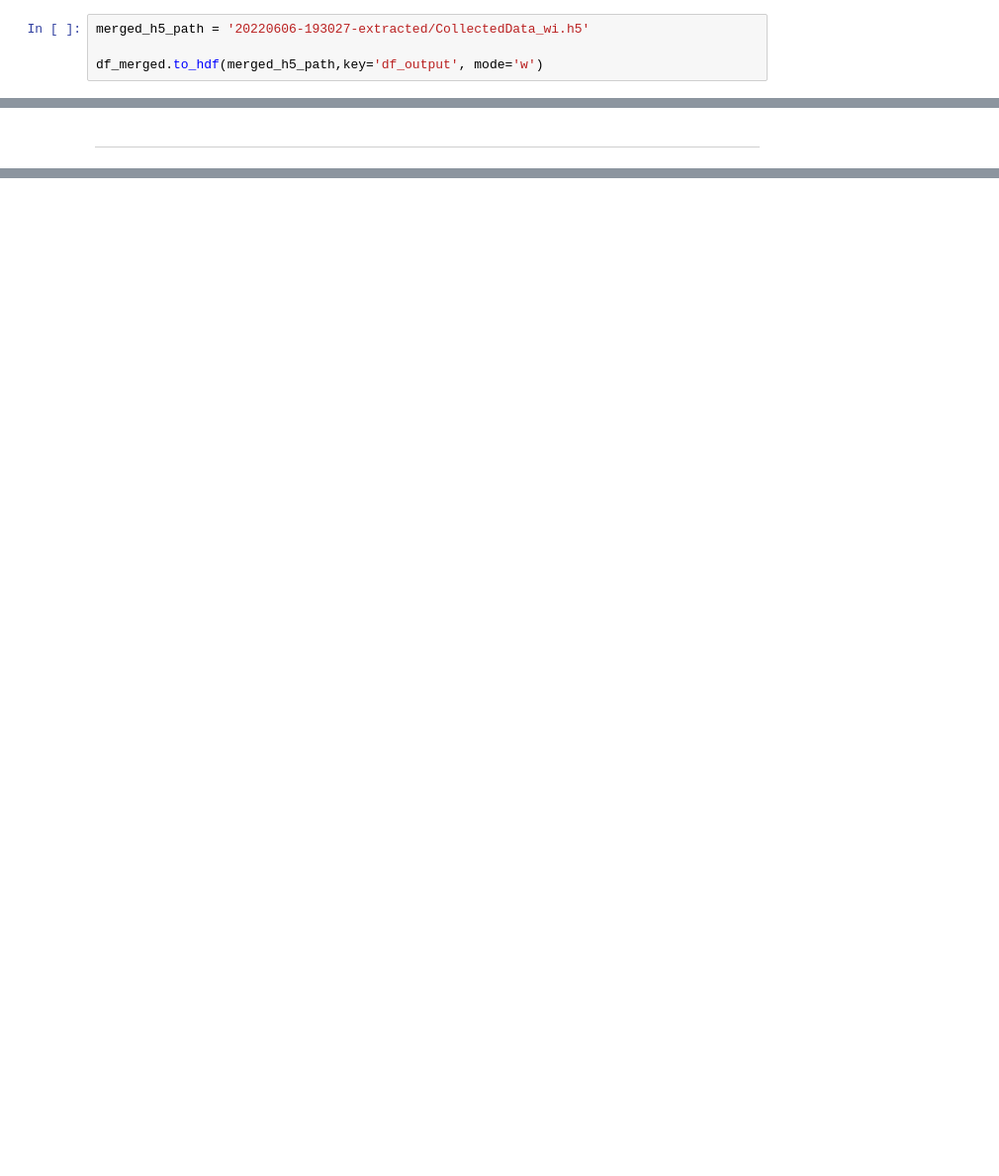
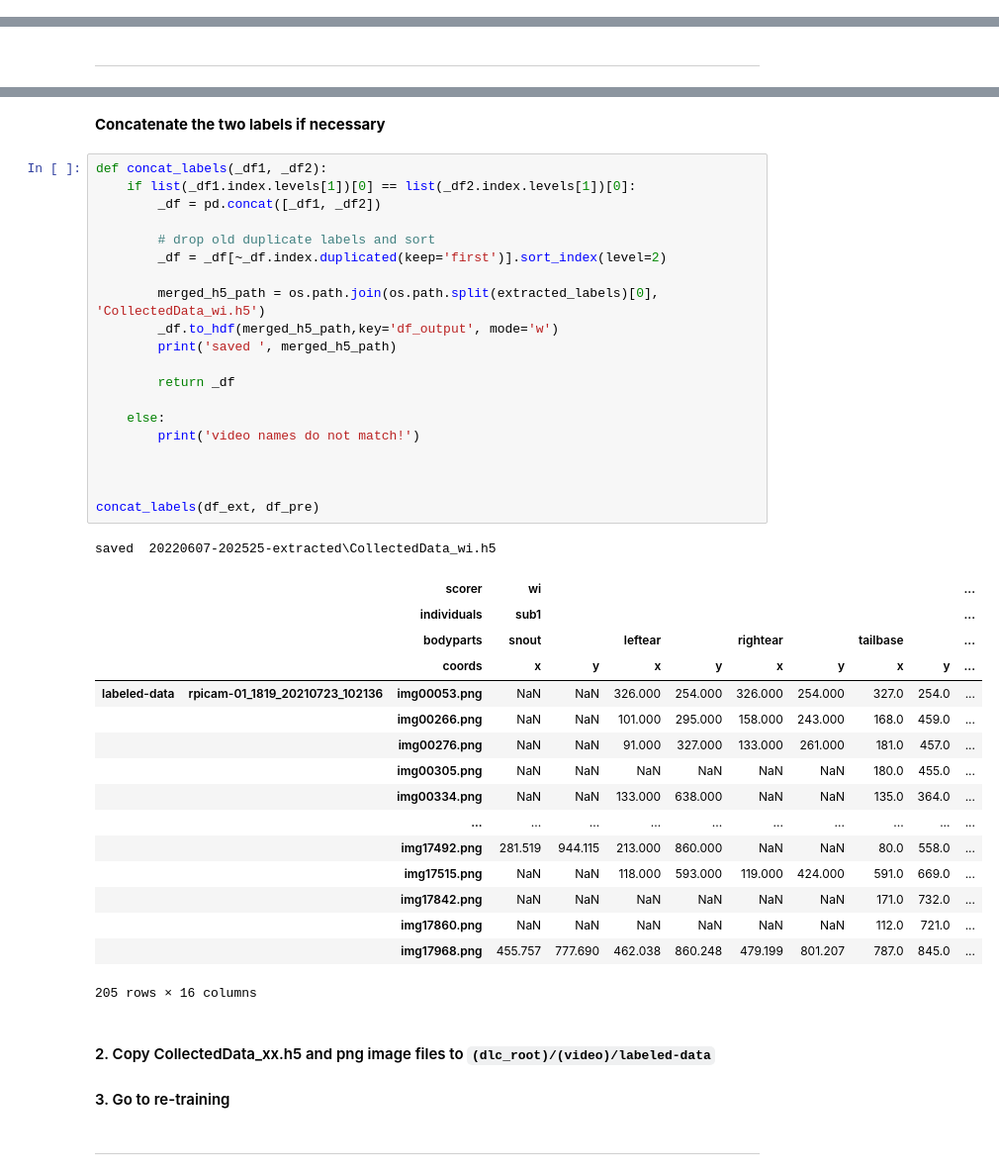
Before and after one commit to wataruito/dlc2_edit_labels, a Jupyter notebook: dlc_tools.ipynb, the cells around one changed output, grey strips where cells are left out. Shown at 99% size. Saved outputs shown, nothing was run; the diff lists cells and outputs as text; blank space fills up the shorter version.

```diff
--- a/dlc_tools.ipynb
+++ b/dlc_tools.ipynb
@@ -184,4 +112,0 @@ df_merged
-# %%
-merged_h5_path = '20220606-193027-extracted/CollectedData_wi.h5'
-
-df_merged.to_hdf(merged_h5_path,key='df_output', mode='w')
@@ -191,0 +195,45 @@ df_merged.to_hdf(merged_h5_path,key='df_output', mode='w')
+# %% [markdown]
+**Concatenate the two labels if necessary**
+# %%
+def concat_labels(_df1, _df2):
+    if list(_df1.index.levels[1])[0] == list(_df2.index.levels[1])[0]:
+        _df = pd.concat([_df1, _df2])
+
+        # drop old duplicate labels and sort
+        _df = _df[~_df.index.duplicated(keep='first')].sort_index(level=2)
+
+        merged_h5_path = os.path.join(os.path.split(extracted_labels)[0], 'CollectedData_wi.h5')
+        _df.to_hdf(merged_h5_path,key='df_output', mode='w')
+        print('saved ', merged_h5_path)
+
+        return _df
+
+    else:
+        print('video names do not match!')
+
+
+
+concat_labels(df_ext, df_pre)
+# %% [output]
+saved  20220607-202525-extracted\CollectedData_wi.h5
+|  |  | scorer | wi |  |  |  |  |  |  |  | ... |
+|  |  | individuals | sub1 |  |  |  |  |  |  |  | ... |
+|  |  | bodyparts | snout |  | leftear |  | rightear |  | tailbase |  | ... |
+|  |  | coords | x | y | x | y | x | y | x | y | ... |
+| labeled-data | rpicam-01_1819_20210723_102136 | img00053.png | NaN | NaN | 326.000 | 254.000 | 326.000 | 254.000 | 327.0 | 254.0 | ... |
+|  |  | img00266.png | NaN | NaN | 101.000 | 295.000 | 158.000 | 243.000 | 168.0 | 459.0 | ... |
+|  |  | img00276.png | NaN | NaN | 91.000 | 327.000 | 133.000 | 261.000 | 181.0 | 457.0 | ... |
+|  |  | img00305.png | NaN | NaN | NaN | NaN | NaN | NaN | 180.0 | 455.0 | ... |
+|  |  | img00334.png | NaN | NaN | 133.000 | 638.000 | NaN | NaN | 135.0 | 364.0 | ... |
+|  |  | ... | ... | ... | ... | ... | ... | ... | ... | ... | ... |
+|  |  | img17492.png | 281.519 | 944.115 | 213.000 | 860.000 | NaN | NaN | 80.0 | 558.0 | ... |
+|  |  | img17515.png | NaN | NaN | 118.000 | 593.000 | 119.000 | 424.000 | 591.0 | 669.0 | ... |
+|  |  | img17842.png | NaN | NaN | NaN | NaN | NaN | NaN | 171.0 | 732.0 | ... |
+|  |  | img17860.png | NaN | NaN | NaN | NaN | NaN | NaN | 112.0 | 721.0 | ... |
+|  |  | img17968.png | 455.757 | 777.690 | 462.038 | 860.248 | 479.199 | 801.207 | 787.0 | 845.0 | ... |
+205 rows × 16 columns
+# %% [markdown]
+#### 2. Copy CollectedData_xx.h5 and png image files to `(dlc_root)/(video)/labeled-data`
+#### 3. Go to re-training
+# %% [markdown]
+---
```
Also changed, not shown: parts of 20 cells of this notebook, 5 other files.
